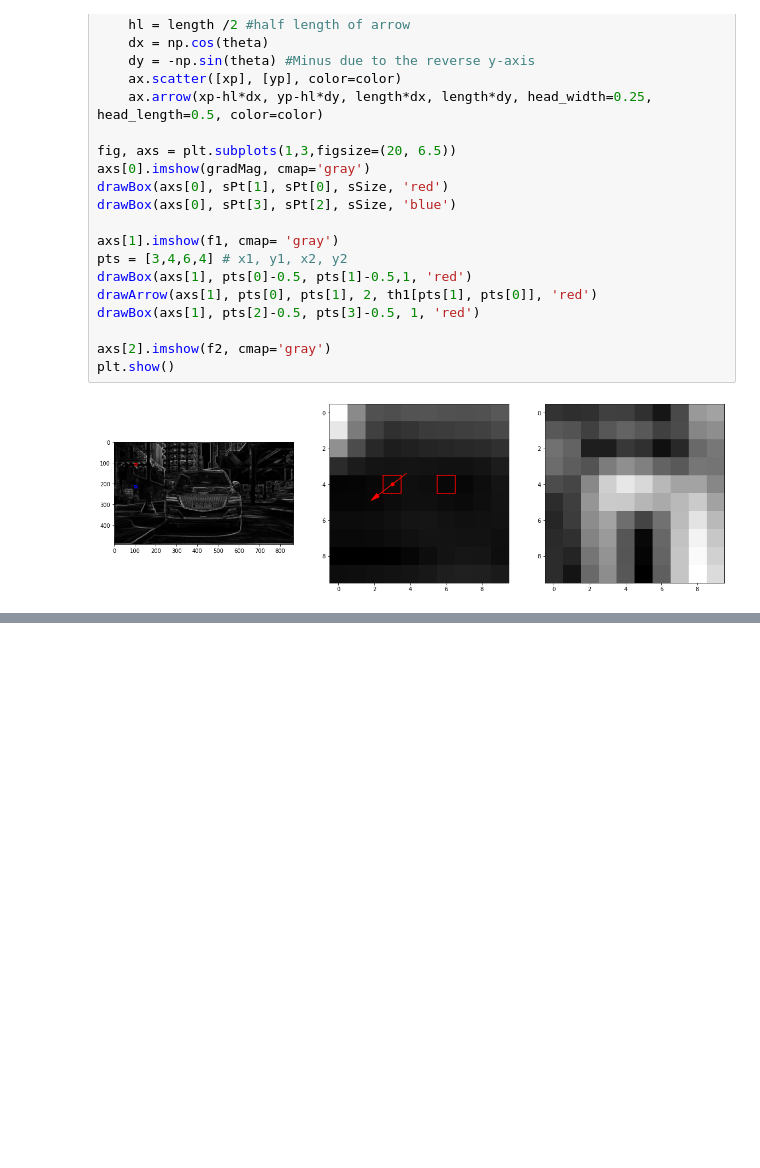
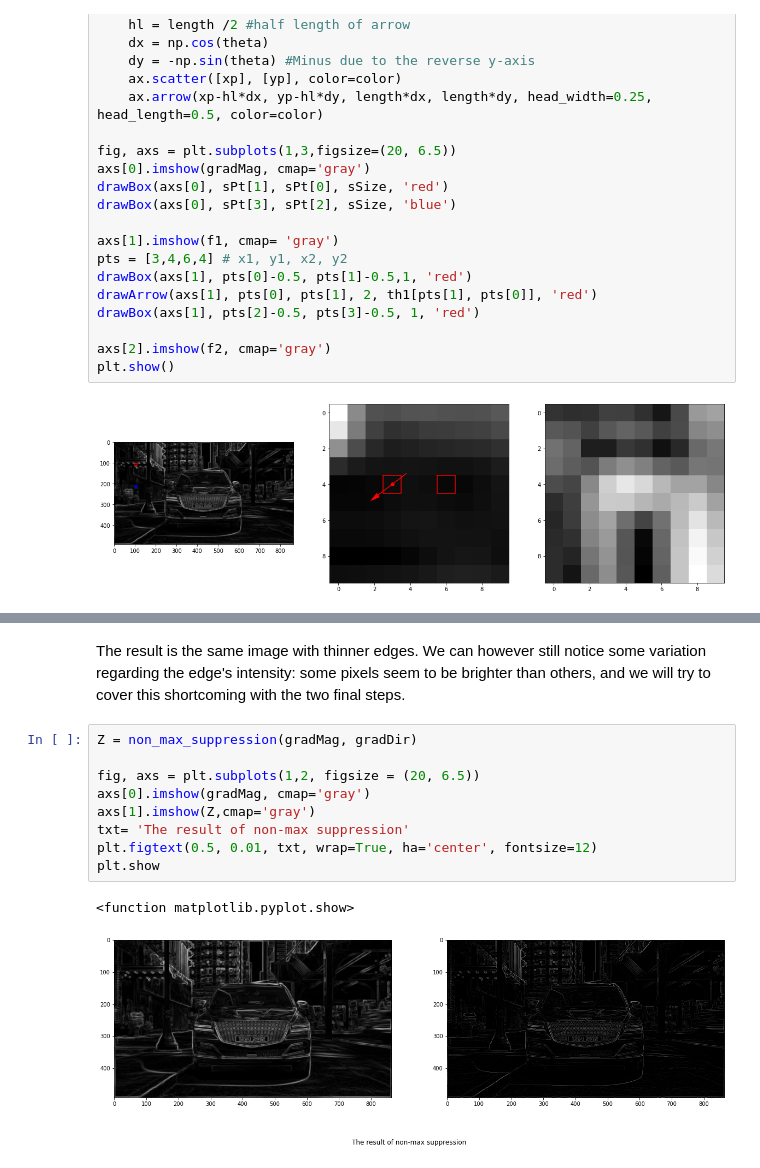
Before and after one commit to mckang6113875/AP_Test_OPEN, a Jupyter notebook: Image_Processing_edit1.ipynb, the cells around one changed output, grey strips where cells are left out. Cells and saved outputs as stored; diff of their text form; blank space fills up the shorter version.

```diff
--- a/Image_Processing_edit1.ipynb
+++ b/Image_Processing_edit1.ipynb
@@ -196,0 +265,15 @@ check if
+# %% [markdown]
+The result is the same image with thinner edges. We can however still notice some variation regarding the edge's intensity:
+some pixels seem to be brighter than others, and we will try to cover this shortcoming with the two final steps.
+# %%
+Z = non_max_suppression(gradMag, gradDir)
+
+fig, axs = plt.subplots(1,2, figsize = (20, 6.5))
+axs[0].imshow(gradMag, cmap='gray')
+axs[1].imshow(Z,cmap='gray')
+txt= 'The result of non-max suppression'
+plt.figtext(0.5, 0.01, txt, wrap=True, ha='center', fontsize=12)
+plt.show
+# %% [output]
+<function matplotlib.pyplot.show>
+[figure, added]
```
Also changed, not shown: parts of 7 cells of this notebook.
